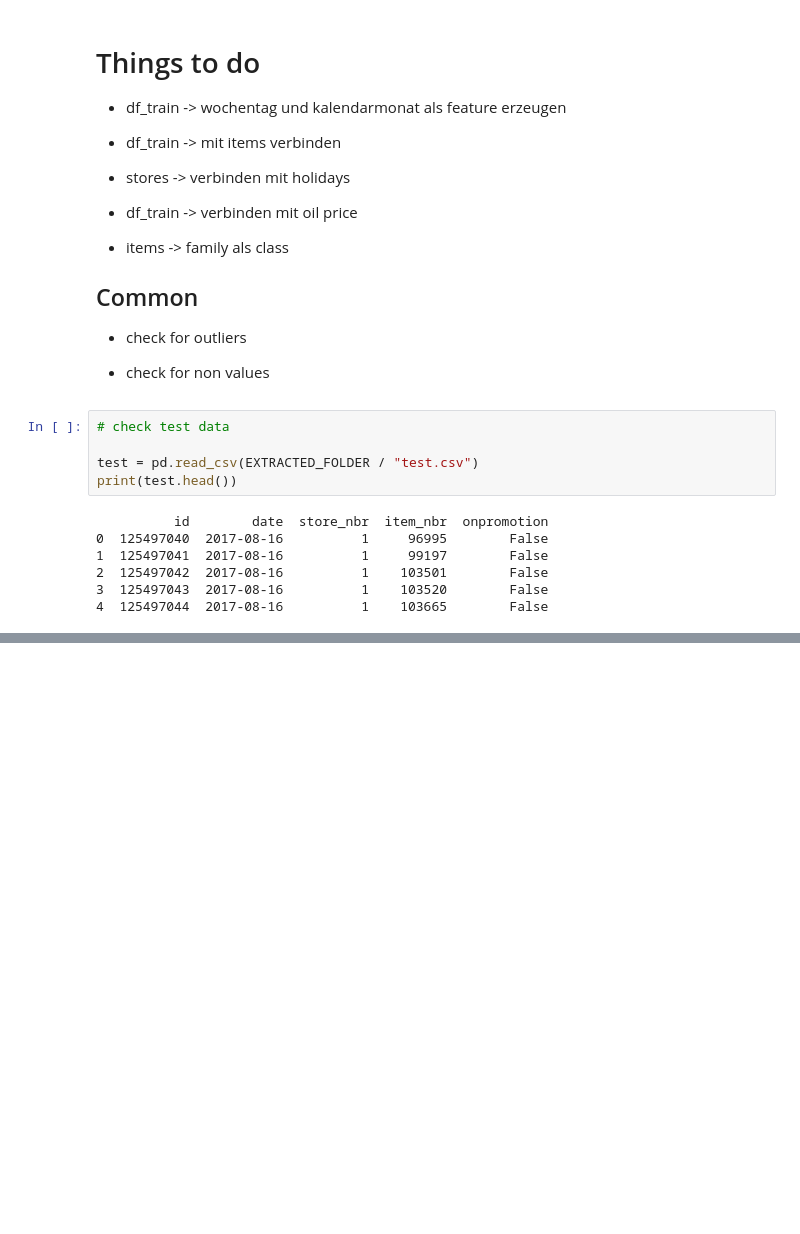
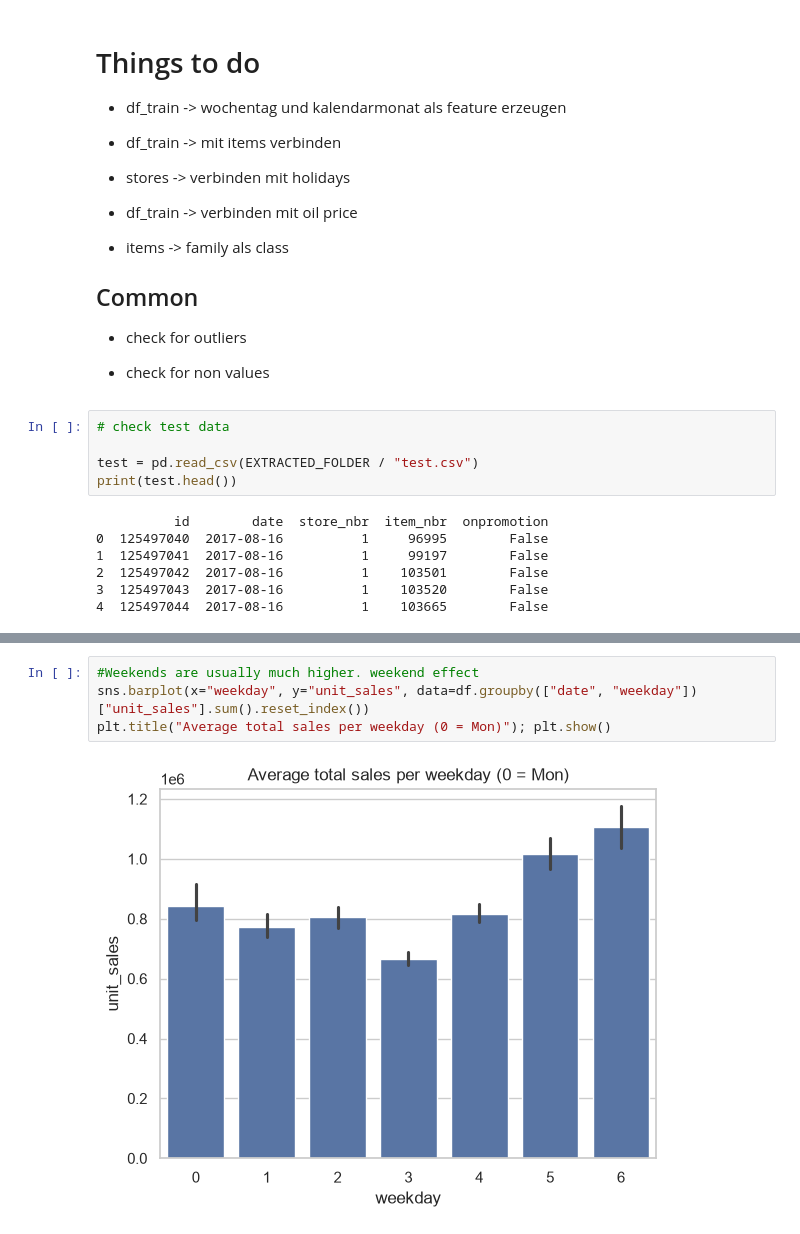
Before and after one commit to wichmax/dsr_mini_competition, a Jupyter notebook: notebooks/data_exploration.ipynb, the cells around one changed output, grey strips where cells are left out. Saved outputs shown, nothing was run; the diff lists cells and outputs as text; blank space fills up the shorter version.

```diff
--- a/notebooks/data_exploration.ipynb
+++ b/notebooks/data_exploration.ipynb
@@ -149,0 +595,6 @@ print(test.head())
+# %%
+#Weekends are usually much higher. weekend effect
+sns.barplot(x="weekday", y="unit_sales", data=df.groupby(["date", "weekday"])["unit_sales"].sum().reset_index())
+plt.title("Average total sales per weekday (0 = Mon)"); plt.show()
+# %% [output]
+[figure, added]
```
Also changed, not shown: parts of 46 cells of this notebook, 2 other files.
